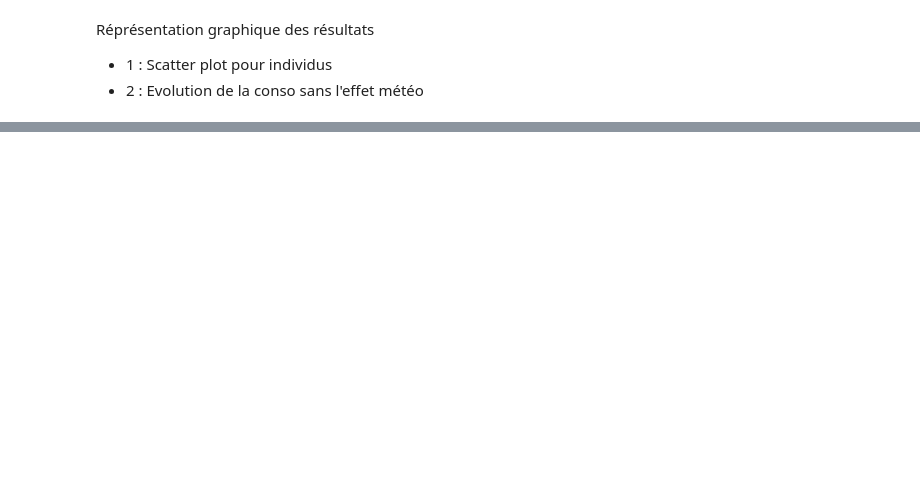
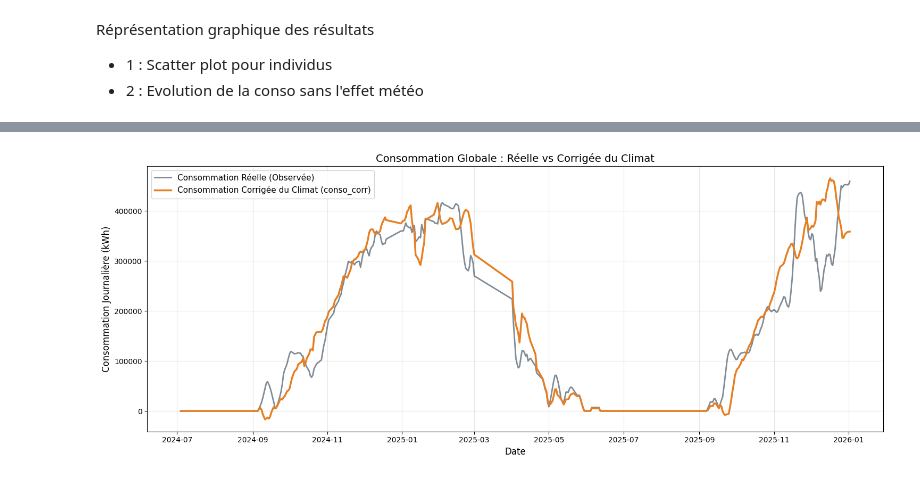
Before and after one commit to MatFerre/engie, a Jupyter notebook: original_method.ipynb, the cells around one changed output, grey strips where cells are left out. Saved outputs shown, nothing was run; the diff lists cells and outputs as text; code cells hidden in the pictures; blank space fills up the shorter version.

```diff
--- a/original_method.ipynb
+++ b/original_method.ipynb
@@ -369,0 +434,55 @@ plt.show()
+# %%
+import pandas as pd
+import numpy as np
+import matplotlib.pyplot as plt
+
+# =========================================================
+# 1. CALCUL DE LA COLONNE 'conso_corr'
+# =========================================================
+
+# Extraire la pente fixe globale (coefficient moyen du hdd)
+fixed_slope = result_lmm.params['hdd']
+
+# Récupérer les pentes spécifiques pour chaque PCE (Fixe + Aléatoire)
+pce_slopes = {pce: fixed_slope + effects['hdd'] for pce, effects in result_lmm.random_effects.items()}
+
+# Assigner cette pente à chaque ligne (et utiliser la pente moyenne si un PCE n'a pas d'effet aléatoire)
+df_comp['slope_pce'] = df_comp['pce'].map(pce_slopes).fillna(fixed_slope)
+
+# Calcul final de la consommation corrigée
+df_comp['conso_corr'] = df_comp['valeur_energie_conso'] - df_comp['slope_pce'] * (df_comp['hdd'] - df_comp["hdd_ref"])
+
+# =========================================================
+# 2. AGRÉGATION ET GRAPHIQUE
+# =========================================================
+# On somme les consommations de tous les compteurs par jour
+daily_real = df_comp.groupby('date_parsed')['valeur_energie_conso'].sum()
+daily_corr = df_comp.groupby('date_parsed')['conso_corr'].sum()
+
+# Lissage sur 7 jours (Moyenne mobile) pour un graphique propre et lisible
+window = 7
+real_smooth = daily_real.rolling(window=window, center=True).mean()
+corr_smooth = daily_corr.rolling(window=window, center=True).mean()
+
+# Création du graphique
+plt.figure(figsize=(15, 6))
+
+# Courbe de la consommation brute observée
+plt.plot(real_smooth.index, real_smooth.values,
+         label='Consommation Réelle (Observée)',
+         color='#2c3e50', alpha=0.6, linewidth=2)
+
+# Courbe de la consommation corrigée (lissée de l'effet météo)
+plt.plot(corr_smooth.index, corr_smooth.values,
+         label='Consommation Corrigée du Climat (conso_corr)',
+         color='#e67e22', linewidth=2.5)
+
+plt.title("Consommation Globale : Réelle vs Corrigée du Climat", fontsize=14)
+plt.xlabel("Date", fontsize=12)
+plt.ylabel("Consommation Journalière (kWh)", fontsize=12)
+plt.legend(fontsize=11)
+plt.grid(True, alpha=0.3)
+plt.tight_layout()
+plt.show()
+# %% [output]
+[figure, added]
```
Also changed, not shown: parts of 15 cells of this notebook, 2 other files.
